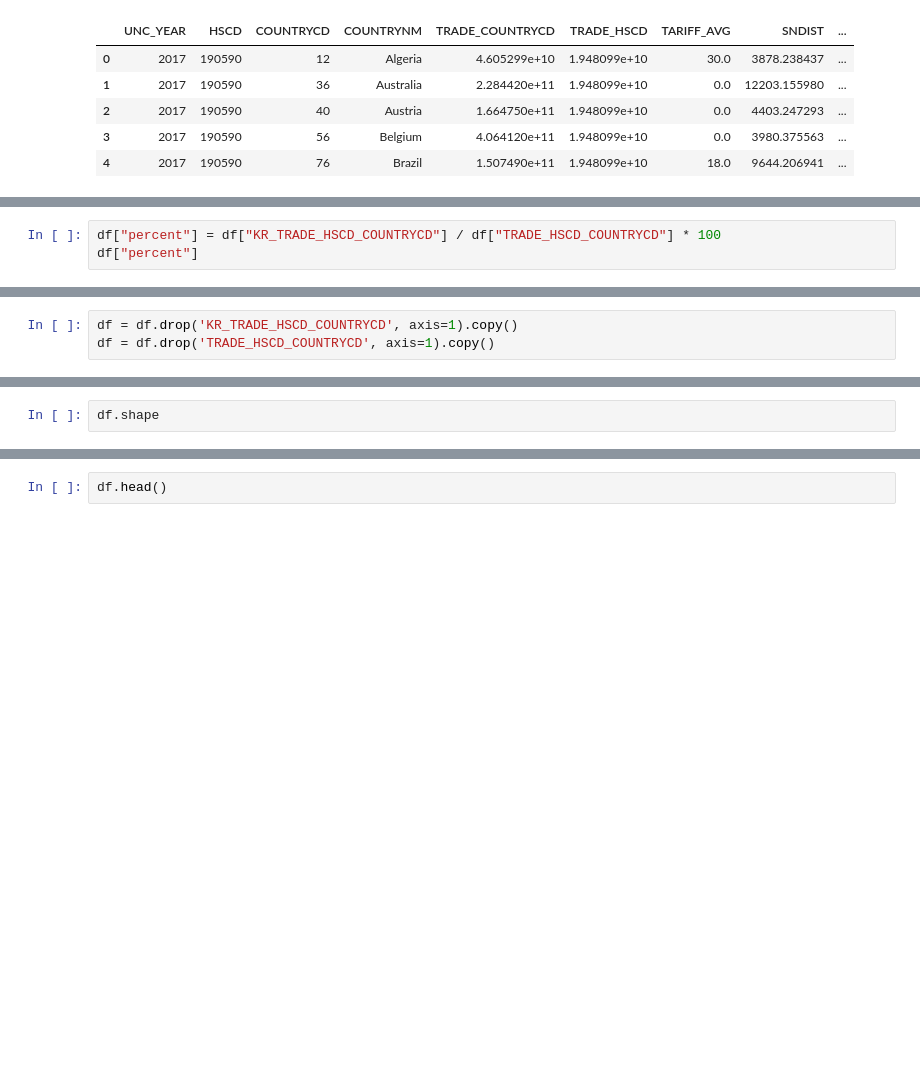
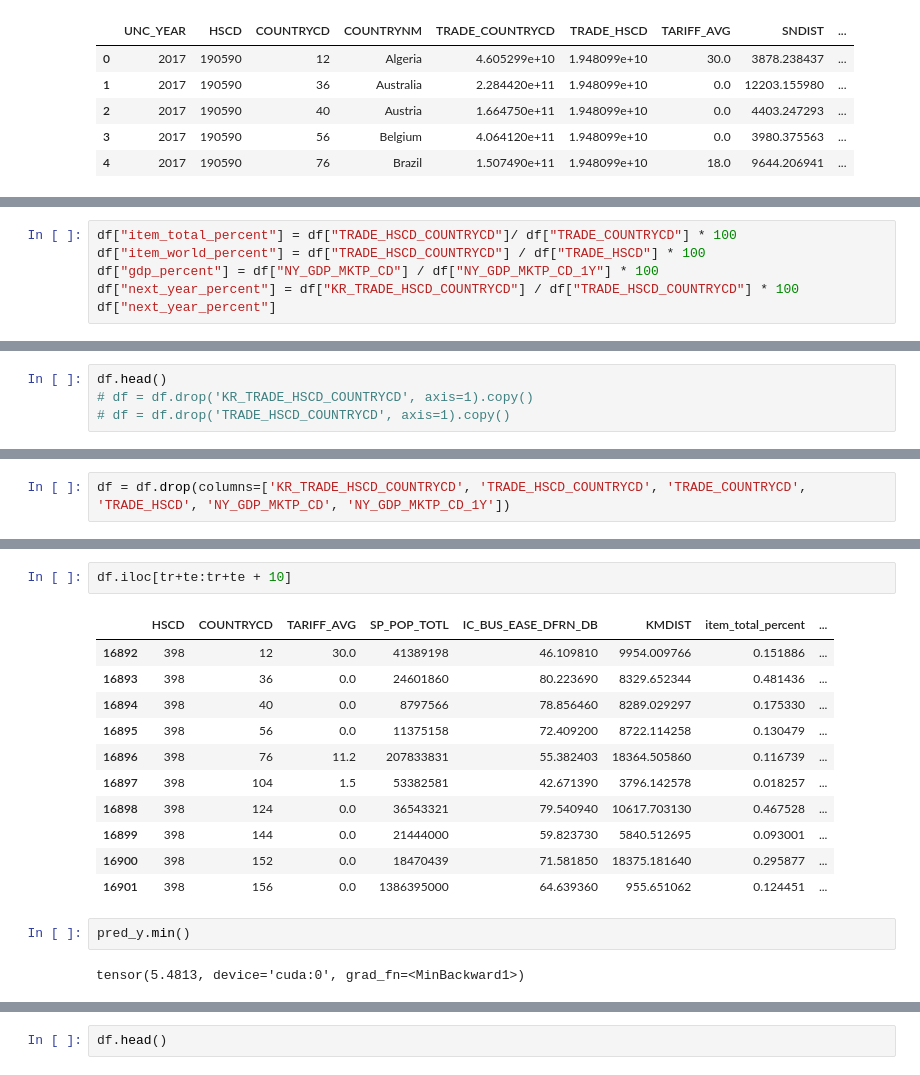
Before and after one commit to 201710757/kotra, a Jupyter notebook: multi_variable.ipynb, the cells around one changed output, grey strips where cells are left out. Cells and saved outputs as stored; diff of their text form; blank space fills up the shorter version.

```diff
--- a/multi_variable.ipynb
+++ b/multi_variable.ipynb
@@ -46,6 +97,9 @@ df.shape
 # %%
-df["percent"] = df["KR_TRADE_HSCD_COUNTRYCD"] / df["TRADE_HSCD_COUNTRYCD"] * 100
-df["percent"]
+df["item_total_percent"] = df["TRADE_HSCD_COUNTRYCD"]/ df["TRADE_COUNTRYCD"] * 100
+df["item_world_percent"] = df["TRADE_HSCD_COUNTRYCD"] / df["TRADE_HSCD"] * 100
+df["gdp_percent"] = df["NY_GDP_MKTP_CD"] / df["NY_GDP_MKTP_CD_1Y"] * 100
+df["next_year_percent"] = df["KR_TRADE_HSCD_COUNTRYCD"] / df["TRADE_HSCD_COUNTRYCD"] * 100
+df["next_year_percent"]
 # %% [output]
 0        0.224130
 1        1.206797
@@ -62,3 +116,4 @@ Name: percent, Length: 21168, dtype: float64
 # %%
-df = df.drop('KR_TRADE_HSCD_COUNTRYCD', axis=1).copy()
-df = df.drop('TRADE_HSCD_COUNTRYCD', axis=1).copy()
+df.head()
+# df = df.drop('KR_TRADE_HSCD_COUNTRYCD', axis=1).copy()
+# df = df.drop('TRADE_HSCD_COUNTRYCD', axis=1).copy()
@@ -65,2 +127,2 @@ df = df.drop('TRADE_HSCD_COUNTRYCD', axis=1).copy()
 # %%
-df.shape
+df = df.drop(columns=['KR_TRADE_HSCD_COUNTRYCD', 'TRADE_HSCD_COUNTRYCD', 'TRADE_COUNTRYCD', 'TRADE_HSCD', 'NY_GDP_MKTP_CD', 'NY_GDP_MKTP_CD_1Y'])
@@ -153,0 +284,18 @@ Ep 10000 cost : 2058.502197265625
+# %%
+df.iloc[tr+te:tr+te + 10]
+# %% [output]
+|  | HSCD | COUNTRYCD | TARIFF_AVG | SP_POP_TOTL | IC_BUS_EASE_DFRN_DB | KMDIST | item_total_percent | ... |
+| 16892 | 398 | 12 | 30.0 | 41389198 | 46.109810 | 9954.009766 | 0.151886 | ... |
+| 16893 | 398 | 36 | 0.0 | 24601860 | 80.223690 | 8329.652344 | 0.481436 | ... |
+| 16894 | 398 | 40 | 0.0 | 8797566 | 78.856460 | 8289.029297 | 0.175330 | ... |
+| 16895 | 398 | 56 | 0.0 | 11375158 | 72.409200 | 8722.114258 | 0.130479 | ... |
+| 16896 | 398 | 76 | 11.2 | 207833831 | 55.382403 | 18364.505860 | 0.116739 | ... |
+| 16897 | 398 | 104 | 1.5 | 53382581 | 42.671390 | 3796.142578 | 0.018257 | ... |
+| 16898 | 398 | 124 | 0.0 | 36543321 | 79.540940 | 10617.703130 | 0.467528 | ... |
+| 16899 | 398 | 144 | 0.0 | 21444000 | 59.823730 | 5840.512695 | 0.093001 | ... |
+| 16900 | 398 | 152 | 0.0 | 18470439 | 71.581850 | 18375.181640 | 0.295877 | ... |
+| 16901 | 398 | 156 | 0.0 | 1386395000 | 64.639360 | 955.651062 | 0.124451 | ... |
+# %%
+pred_y.min()
+# %% [output]
+tensor(5.4813, device='cuda:0', grad_fn=<MinBackward1>)
```
Also changed, not shown: parts of 37 cells of this notebook.
